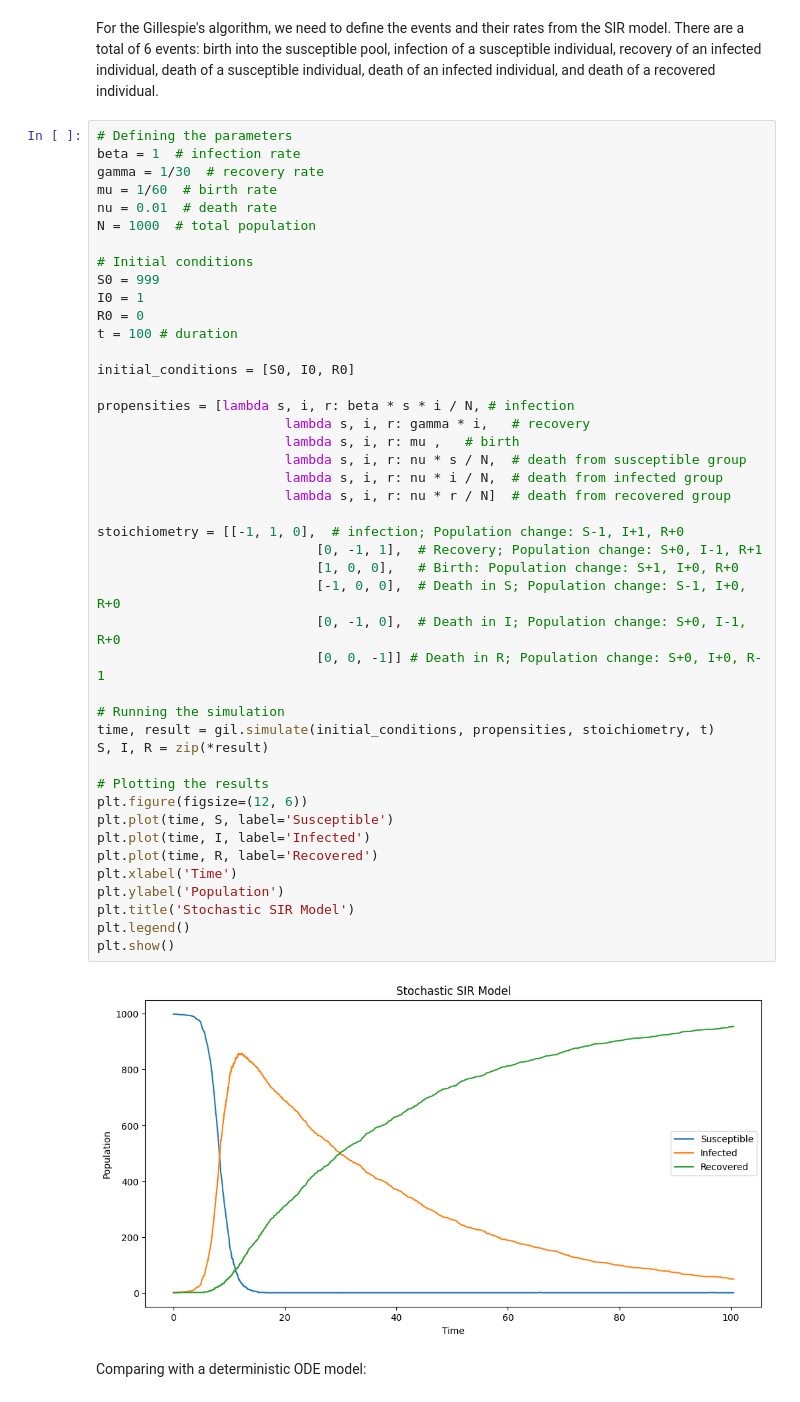
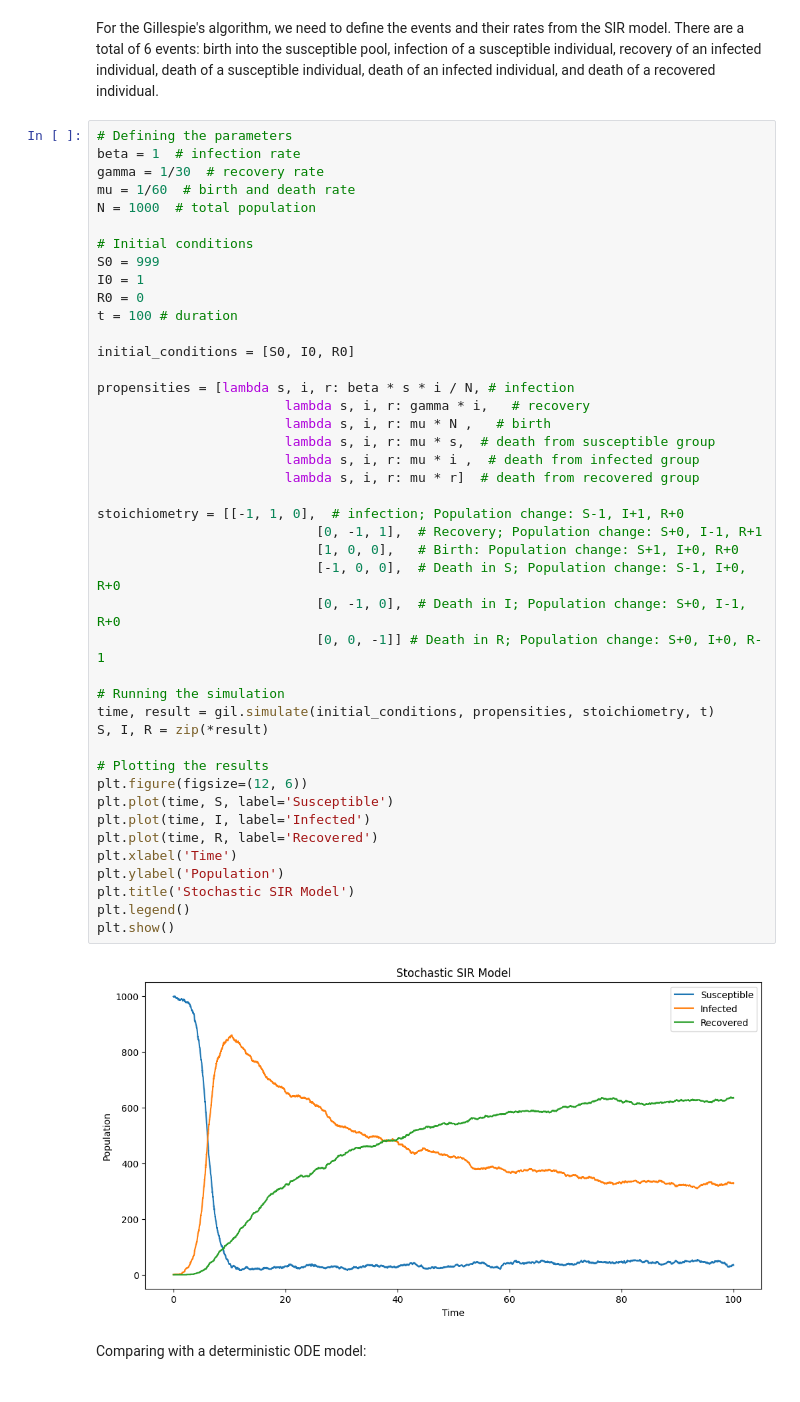
Before and after one commit to sofiatete/ICS_Assignment2, a Jupyter notebook: project.ipynb, the cells around one changed output. Drawn from its saved outputs; the diff is of its cells as text.

```diff
--- a/project.ipynb
+++ b/project.ipynb
@@ -17,8 +52,7 @@ For the Gillespie's algorithm, we need to define the events and their rates from
 # Defining the parameters
 beta = 1  # infection rate
 gamma = 1/30  # recovery rate
-mu = 1/60  # birth rate
-nu = 0.01  # death rate
+mu = 1/60  # birth and death rate
 N = 1000  # total population
 
 # Initial conditions
@@ -27,38 +61,38 @@ I0 = 1
 R0 = 0
 t = 100 # duration
 
 initial_conditions = [S0, I0, R0]
 
 propensities = [lambda s, i, r: beta * s * i / N, # infection
                         lambda s, i, r: gamma * i,   # recovery
-                        lambda s, i, r: mu ,   # birth
-                        lambda s, i, r: nu * s / N,  # death from susceptible group
-                        lambda s, i, r: nu * i / N,  # death from infected group
-                        lambda s, i, r: nu * r / N]  # death from recovered group
+                        lambda s, i, r: mu * N ,   # birth
+                        lambda s, i, r: mu * s,  # death from susceptible group
+                        lambda s, i, r: mu * i ,  # death from infected group
+                        lambda s, i, r: mu * r]  # death from recovered group
 
 stoichiometry = [[-1, 1, 0],  # infection; Population change: S-1, I+1, R+0
                             [0, -1, 1],  # Recovery; Population change: S+0, I-1, R+1
                             [1, 0, 0],   # Birth: Population change: S+1, I+0, R+0
                             [-1, 0, 0],  # Death in S; Population change: S-1, I+0, R+0
                             [0, -1, 0],  # Death in I; Population change: S+0, I-1, R+0
                             [0, 0, -1]] # Death in R; Population change: S+0, I+0, R-1
 
 # Running the simulation
 time, result = gil.simulate(initial_conditions, propensities, stoichiometry, t)
 S, I, R = zip(*result)
 
 # Plotting the results
 plt.figure(figsize=(12, 6))
 plt.plot(time, S, label='Susceptible')
 plt.plot(time, I, label='Infected')
 plt.plot(time, R, label='Recovered')
 plt.xlabel('Time')
 plt.ylabel('Population')
 plt.title('Stochastic SIR Model')
 plt.legend()
 plt.show()
 # %% [output]
-[figure, old version]
+[figure, new version]
 # %% [markdown]
 Comparing with a deterministic ODE model:
 # %%
```
Also changed, not shown: parts of 7 cells of this notebook.
